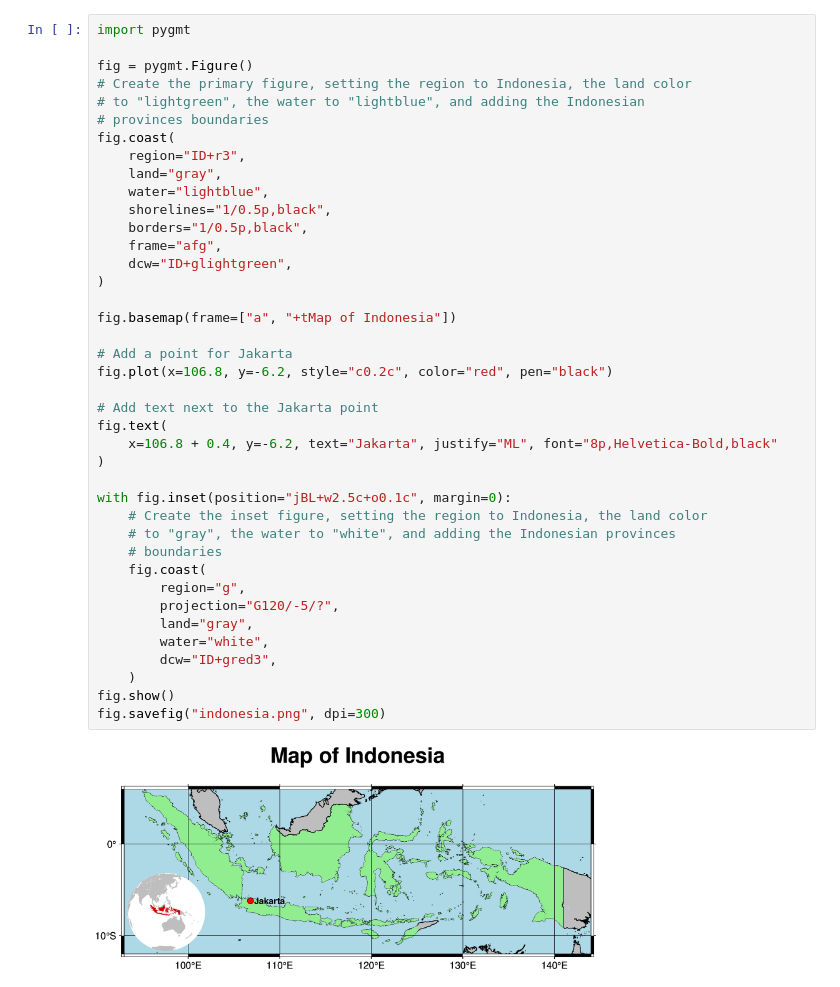
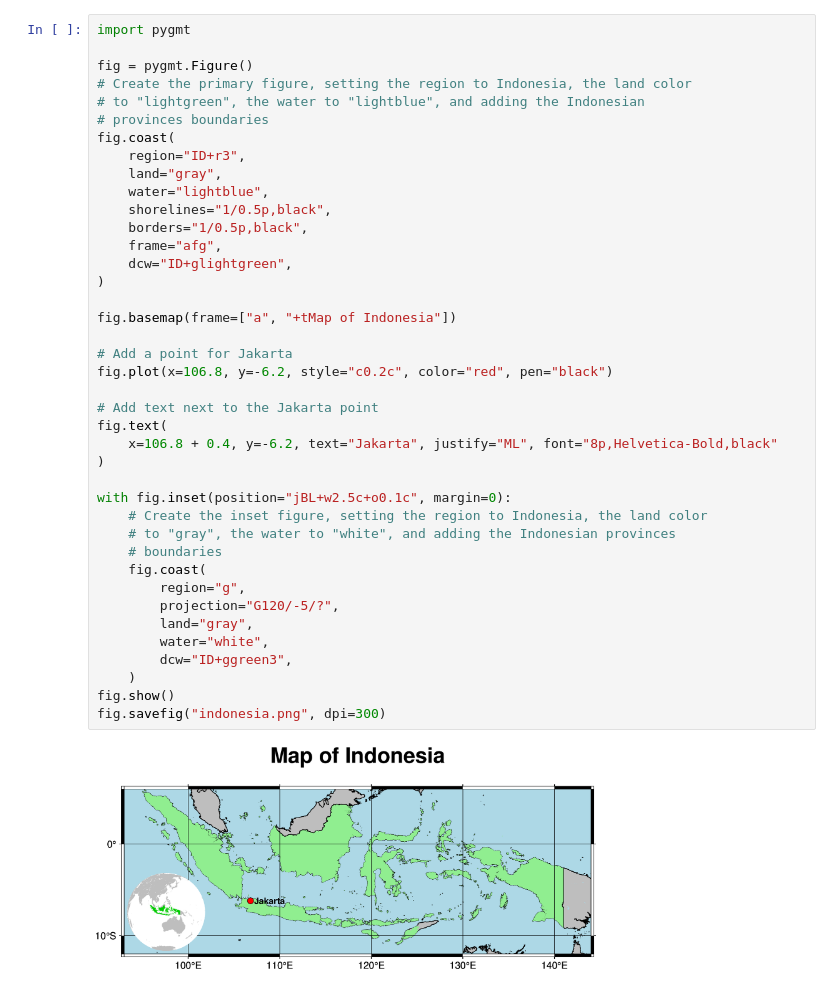
Before and after one commit to ftharyanto/PyGMT, a Jupyter notebook: map.ipynb, the cells around one changed output. Drawn from its saved outputs; the diff is of its cells as text.

```diff
--- a/map.ipynb
+++ b/map.ipynb
@@ -11,32 +11,32 @@ fig.coast(
     water="lightblue",
     shorelines="1/0.5p,black",
     borders="1/0.5p,black",
     frame="afg",
     dcw="ID+glightgreen",
 )
 
 fig.basemap(frame=["a", "+tMap of Indonesia"])
 
 # Add a point for Jakarta
 fig.plot(x=106.8, y=-6.2, style="c0.2c", color="red", pen="black")
 
 # Add text next to the Jakarta point
 fig.text(
     x=106.8 + 0.4, y=-6.2, text="Jakarta", justify="ML", font="8p,Helvetica-Bold,black"
 )
 
 with fig.inset(position="jBL+w2.5c+o0.1c", margin=0):
     # Create the inset figure, setting the region to Indonesia, the land color
     # to "gray", the water to "white", and adding the Indonesian provinces
     # boundaries
     fig.coast(
         region="g",
         projection="G120/-5/?",
         land="gray",
         water="white",
-        dcw="ID+gred3",
+        dcw="ID+ggreen3",
     )
 fig.show()
 fig.savefig("indonesia.png", dpi=300)
 # %% [output]
-[figure, old version]
+[figure, new version]
```
Also changed, not shown: 1 other file.
